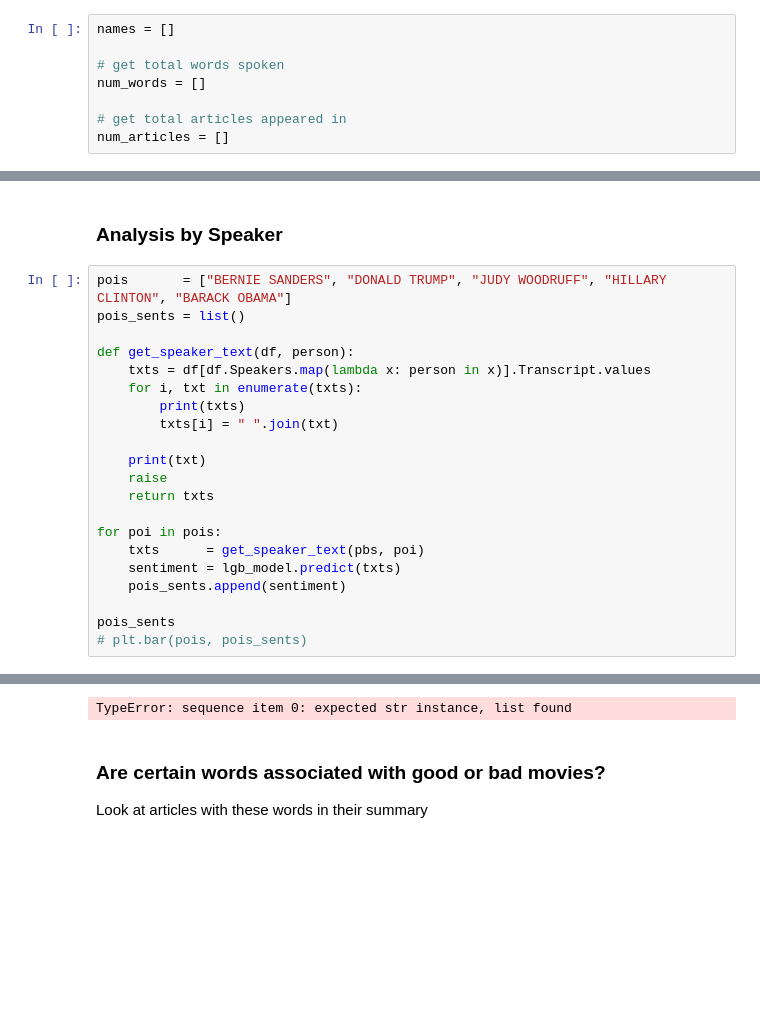
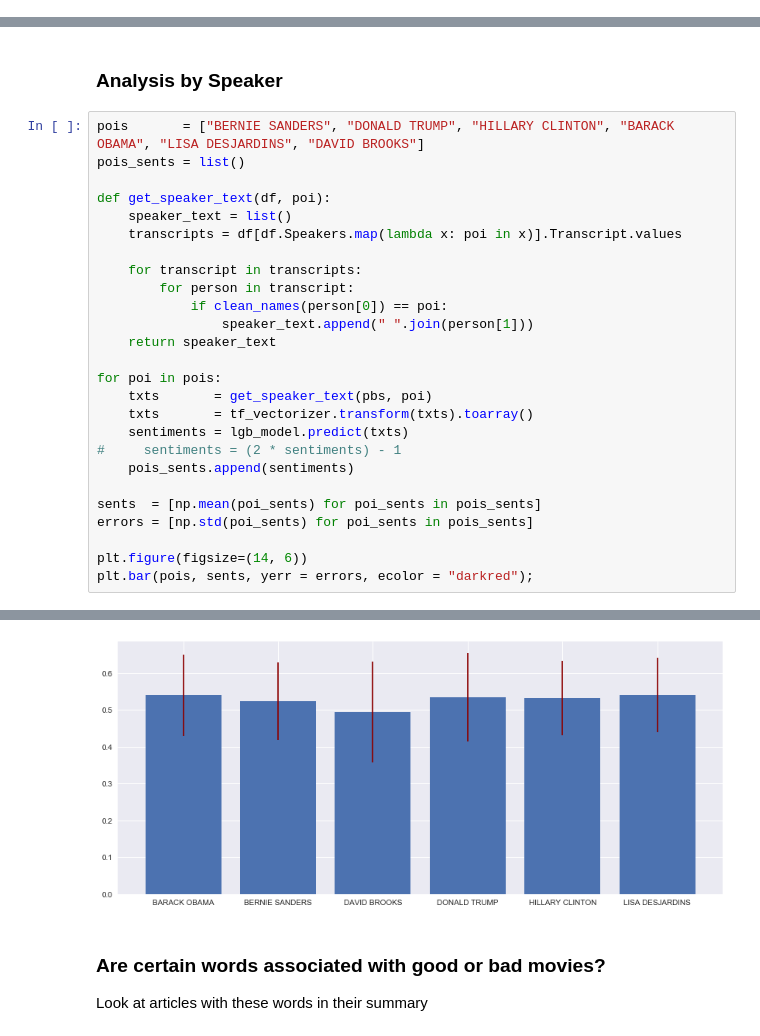
Before and after one commit to pstetz/PBS-Newshour, a Jupyter notebook: analysis.ipynb, the cells around one changed output, grey strips where cells are left out. Cells and saved outputs as stored; diff of their text form; blank space fills up the shorter version.

```diff
--- a/analysis.ipynb
+++ b/analysis.ipynb
@@ -347,11 +368,3 @@ Showing results for: ANGELA MERKEL
 <a id="speaker_total_words"></a>
 
 ### [^](#toc) Total words spoken
-# %%
-names = []
-
-# get total words spoken
-num_words = []
-
-# get total articles appeared in
-num_articles = []
@@ -667,24 +734,29 @@ ax3.legend_.remove();
 # %% [markdown]
 ### Analysis by Speaker
 # %%
-pois       = ["BERNIE SANDERS", "DONALD TRUMP", "JUDY WOODRUFF", "HILLARY CLINTON", "BARACK OBAMA"]
+pois       = ["BERNIE SANDERS", "DONALD TRUMP", "HILLARY CLINTON", "BARACK OBAMA", "LISA DESJARDINS", "DAVID BROOKS"]
 pois_sents = list()
 
-def get_speaker_text(df, person):
-    txts = df[df.Speakers.map(lambda x: person in x)].Transcript.values
-    for i, txt in enumerate(txts):
-        print(txts)
-        txts[i] = " ".join(txt)
+def get_speaker_text(df, poi):
+    speaker_text = list()
+    transcripts = df[df.Speakers.map(lambda x: poi in x)].Transcript.values
 
-    print(txt)
-    raise
-    return txts
+    for transcript in transcripts:
+        for person in transcript:
+            if clean_names(person[0]) == poi:
+                speaker_text.append(" ".join(person[1]))
+    return speaker_text
 
 for poi in pois:
-    txts      = get_speaker_text(pbs, poi)
-    sentiment = lgb_model.predict(txts)
-    pois_sents.append(sentiment)
+    txts       = get_speaker_text(pbs, poi)
+    txts       = tf_vectorizer.transform(txts).toarray()
+    sentiments = lgb_model.predict(txts)
+#     sentiments = (2 * sentiments) - 1
+    pois_sents.append(sentiments)
 
-pois_sents
-# plt.bar(pois, pois_sents)
+sents  = [np.mean(poi_sents) for poi_sents in pois_sents]
+errors = [np.std(poi_sents) for poi_sents in pois_sents]
+
+plt.figure(figsize=(14, 6))
+plt.bar(pois, sents, yerr = errors, ecolor = "darkred");
 # %% [output]
@@ -708,4 +764,4 @@ pois_sents
-TypeError: sequence item 0: expected str instance, list found
+[figure, added]
 # %% [markdown]
 ### Are certain words associated with good or bad movies?
 
```
Also changed, not shown: parts of 8 cells of this notebook, 2 other files.
